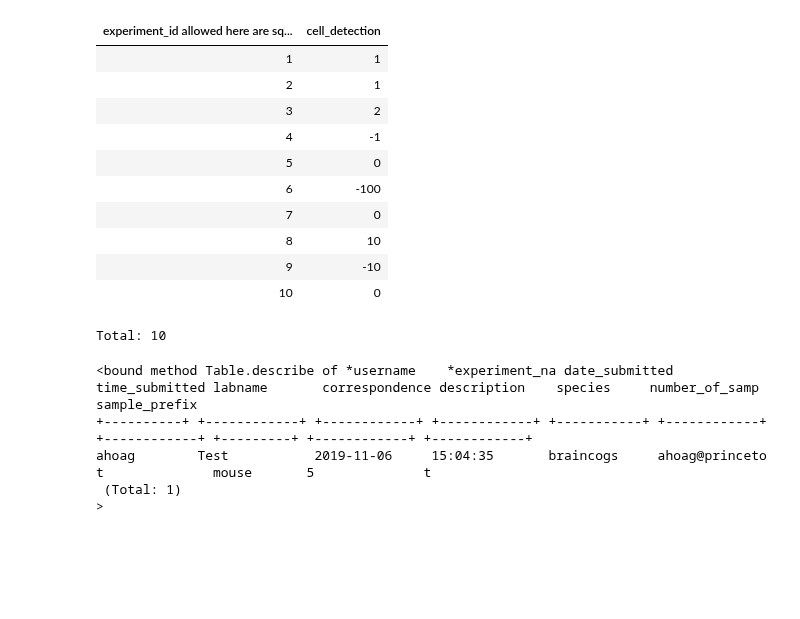
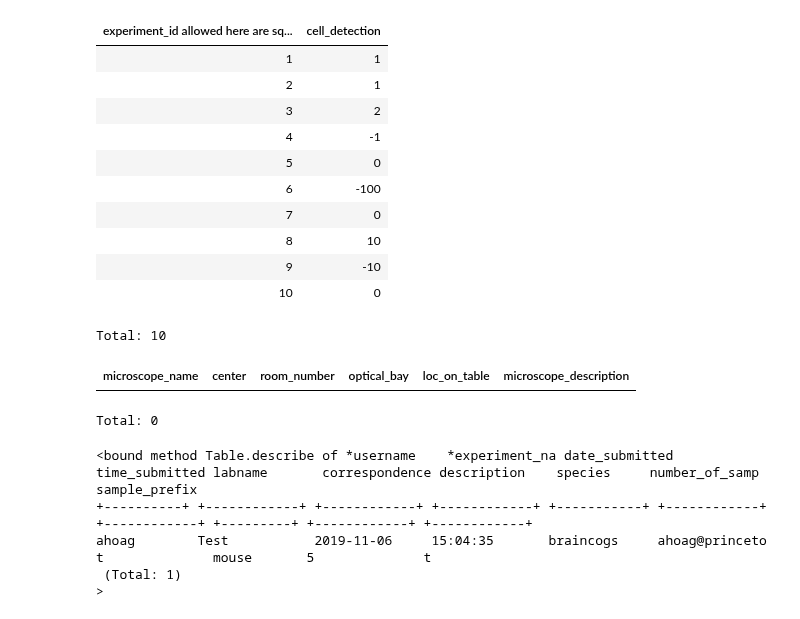
Before and after one commit to BrainCOGS/lightserv, a Jupyter notebook: notebooks/datajoint_sandbox.ipynb, the cells around one changed output. Saved outputs shown, nothing was run; the diff lists cells and outputs as text; code cells hidden in the pictures; blank space fills up the shorter version.

```diff
--- a/notebooks/datajoint_sandbox.ipynb
+++ b/notebooks/datajoint_sandbox.ipynb
@@ -79,6 +79,13 @@ Experiments performed using the light sheet microscope
 Total: 10
 # %%
 schema = dj.create_virtual_module("ahoag_lightsheet_demo","ahoag_lightsheet_demo")
+# %%
+schema = dj.create_virtual_module("ahoag_microscope_demo","ahoag_microscope_demo")
+# %%
+schema.Microscope()
+# %% [output]
+| microscope_name | center | room_number | optical_bay | loc_on_table | microscope_description |
+Total: 0
 # %%
 schema.Experiment
 # %% [output]
```
